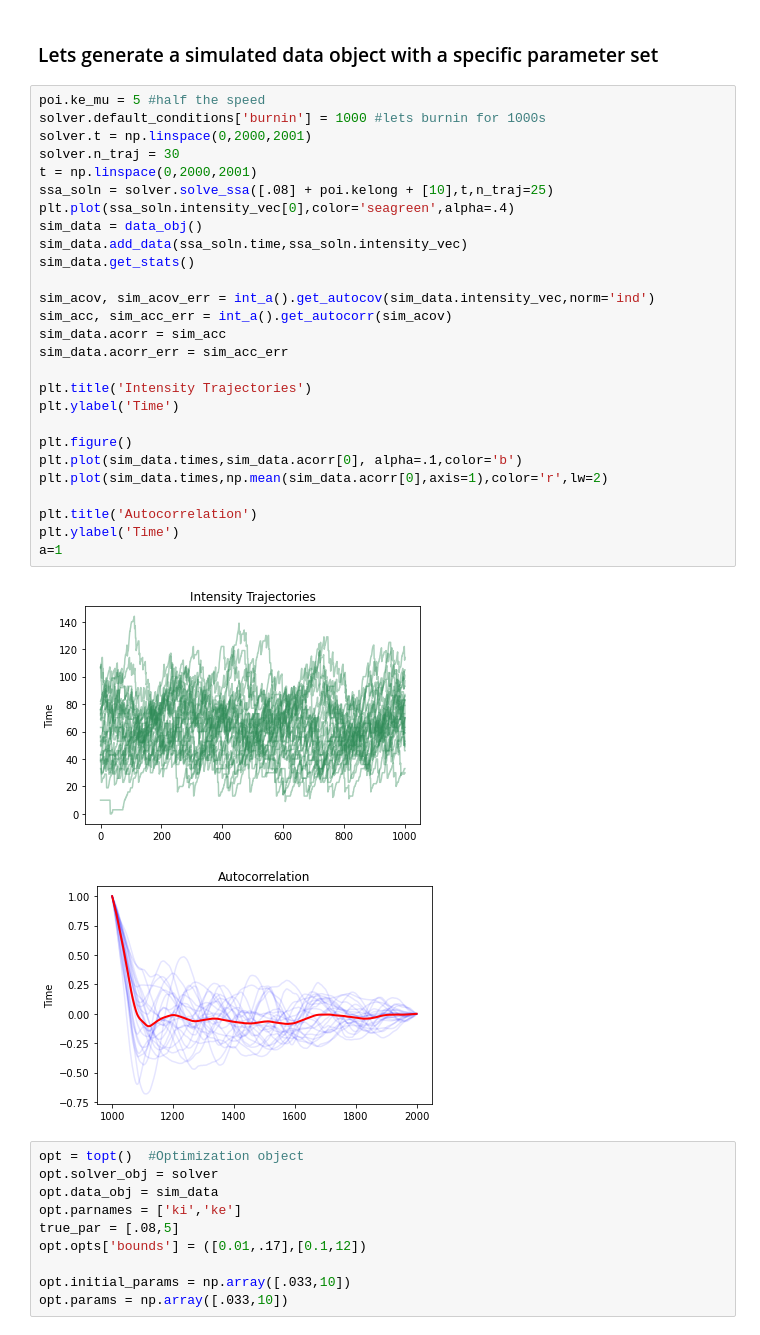
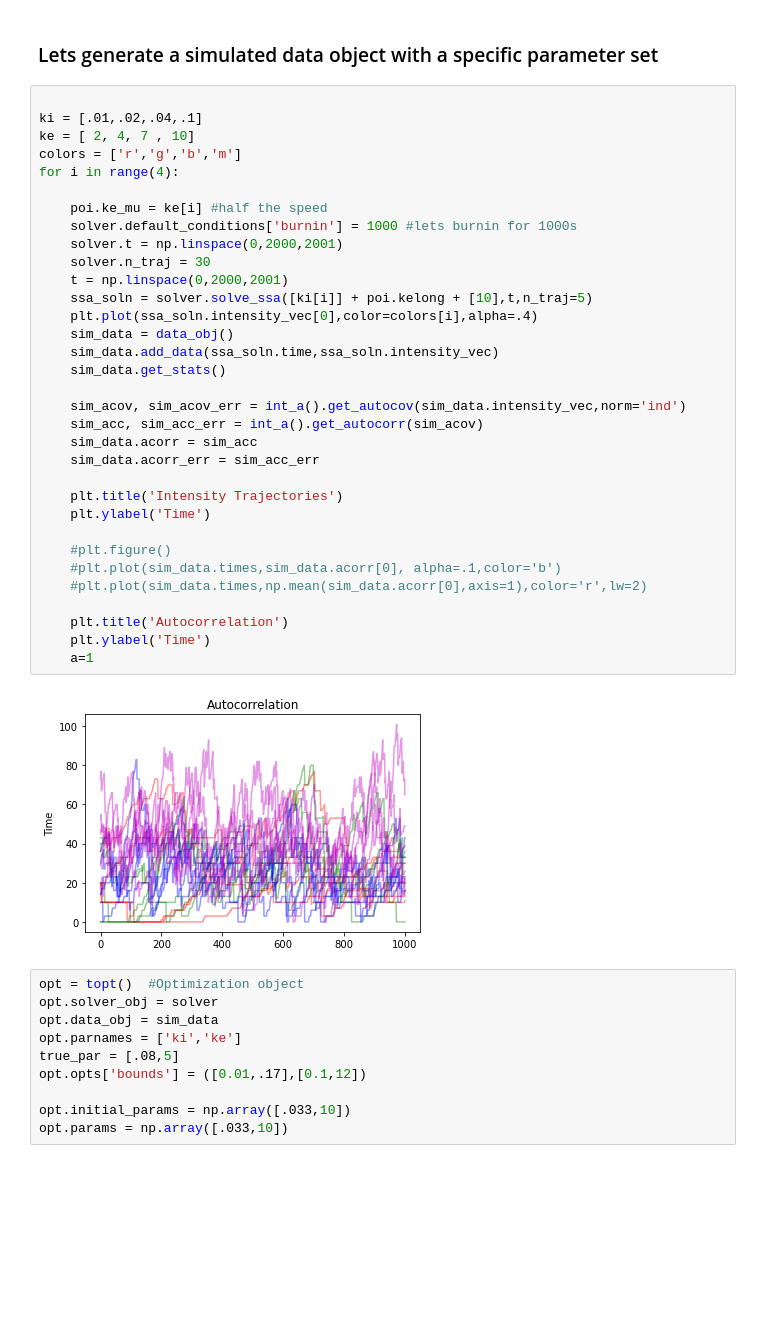
Before and after one commit to MunskyGroup/rSNAPsim, a Jupyter notebook: interactive_notebooks/Example Optimizers.ipynb, the cells around one changed output. Drawn from its saved outputs; the diff is of its cells as text; blank space fills up the shorter version.

```diff
--- a/interactive_notebooks/Example Optimizers.ipynb
+++ b/interactive_notebooks/Example Optimizers.ipynb
@@ -29,35 +29,40 @@ importing models
 # %% [markdown]
 ### Lets generate a simulated data object with a specific parameter set
 # %%
-poi.ke_mu = 5 #half the speed
-solver.default_conditions['burnin'] = 1000 #lets burnin for 1000s
-solver.t = np.linspace(0,2000,2001)
-solver.n_traj = 30
-t = np.linspace(0,2000,2001)
-ssa_soln = solver.solve_ssa([.08] + poi.kelong + [10],t,n_traj=25)
-plt.plot(ssa_soln.intensity_vec[0],color='seagreen',alpha=.4)
-sim_data = data_obj()
-sim_data.add_data(ssa_soln.time,ssa_soln.intensity_vec)
-sim_data.get_stats()
 
-sim_acov, sim_acov_err = int_a().get_autocov(sim_data.intensity_vec,norm='ind')
-sim_acc, sim_acc_err = int_a().get_autocorr(sim_acov)
-sim_data.acorr = sim_acc
-sim_data.acorr_err = sim_acc_err
+ki = [.01,.02,.04,.1]
+ke = [ 2, 4, 7 , 10]
+colors = ['r','g','b','m']
+for i in range(4):
 
-plt.title('Intensity Trajectories')
-plt.ylabel('Time')
+    poi.ke_mu = ke[i] #half the speed
+    solver.default_conditions['burnin'] = 1000 #lets burnin for 1000s
+    solver.t = np.linspace(0,2000,2001)
+    solver.n_traj = 30
+    t = np.linspace(0,2000,2001)
+    ssa_soln = solver.solve_ssa([ki[i]] + poi.kelong + [10],t,n_traj=5)
+    plt.plot(ssa_soln.intensity_vec[0],color=colors[i],alpha=.4)
+    sim_data = data_obj()
+    sim_data.add_data(ssa_soln.time,ssa_soln.intensity_vec)
+    sim_data.get_stats()
 
-plt.figure()
-plt.plot(sim_data.times,sim_data.acorr[0], alpha=.1,color='b')
-plt.plot(sim_data.times,np.mean(sim_data.acorr[0],axis=1),color='r',lw=2)
+    sim_acov, sim_acov_err = int_a().get_autocov(sim_data.intensity_vec,norm='ind')
+    sim_acc, sim_acc_err = int_a().get_autocorr(sim_acov)
+    sim_data.acorr = sim_acc
+    sim_data.acorr_err = sim_acc_err
 
-plt.title('Autocorrelation')
-plt.ylabel('Time')
-a=1
+    plt.title('Intensity Trajectories')
+    plt.ylabel('Time')
+
+    #plt.figure()
+    #plt.plot(sim_data.times,sim_data.acorr[0], alpha=.1,color='b')
+    #plt.plot(sim_data.times,np.mean(sim_data.acorr[0],axis=1),color='r',lw=2)
+
+    plt.title('Autocorrelation')
+    plt.ylabel('Time')
+    a=1
 # %% [output]
-[figure, old version]
+[figure, new version]
-[figure, removed]
 # %%
 opt = topt()  #Optimization object
 opt.solver_obj = solver
```
Also changed, not shown: 2 other files.
